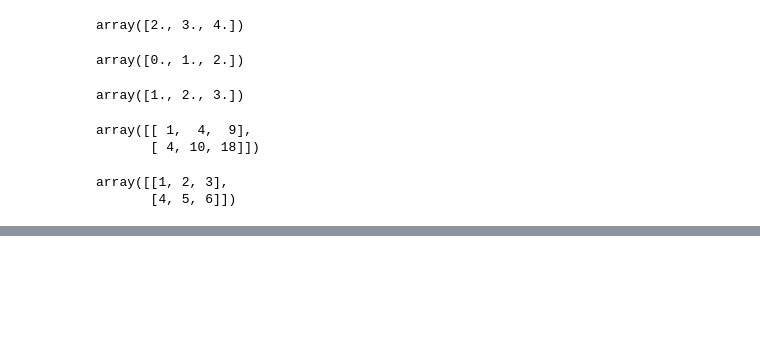
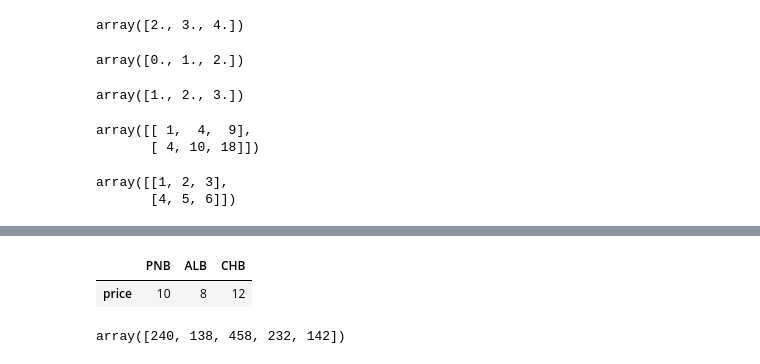
Before and after one commit to benchov/DataScience_MachineLearning_ZTM_Course, a Jupyter notebook: introduction-to-numpy.ipynb, the cells around one changed output, grey strips where cells are left out. Saved outputs shown, nothing was run; the diff lists cells and outputs as text; code cells hidden in the pictures; blank space fills up the shorter version.

```diff
--- a/introduction-to-numpy.ipynb
+++ b/introduction-to-numpy.ipynb
@@ -546,0 +576,15 @@ array([[  0,   9,   9,   9,  45],
+# %%
+# Create butter prices data frame
+butter_prices = pd.DataFrame(prices.reshape(1,3), index=["price"], columns=["PNB", "ALB", "CHB"])
+butter_prices
+# %% [output]
+|  | PNB | ALB | CHB |
+| price | 10 | 8 | 12 |
+# %%
+# calculating the weekly total profit
+
+# total_sales = prices.dot(sales_amounts.T)
+total_sales = sales_amounts.dot(prices)
+total_sales
+# %% [output]
+array([240, 138, 458, 232, 142])
```
Also changed, not shown: parts of 113 cells of this notebook.
